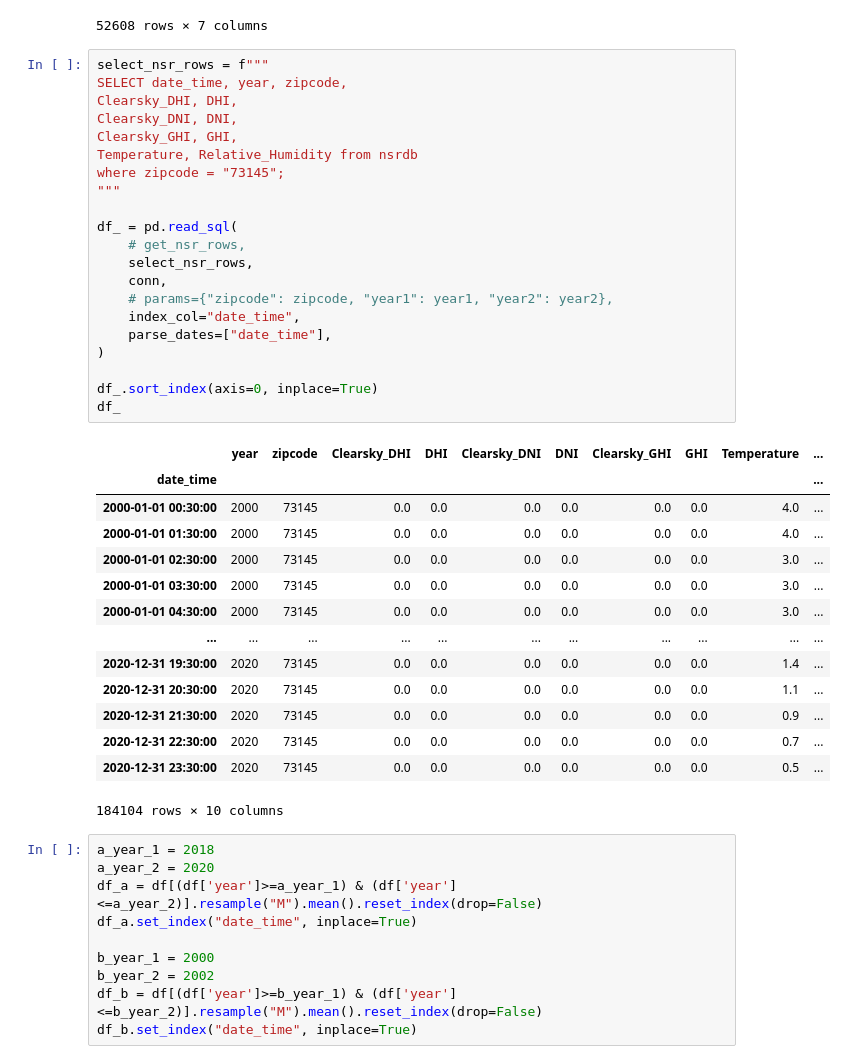
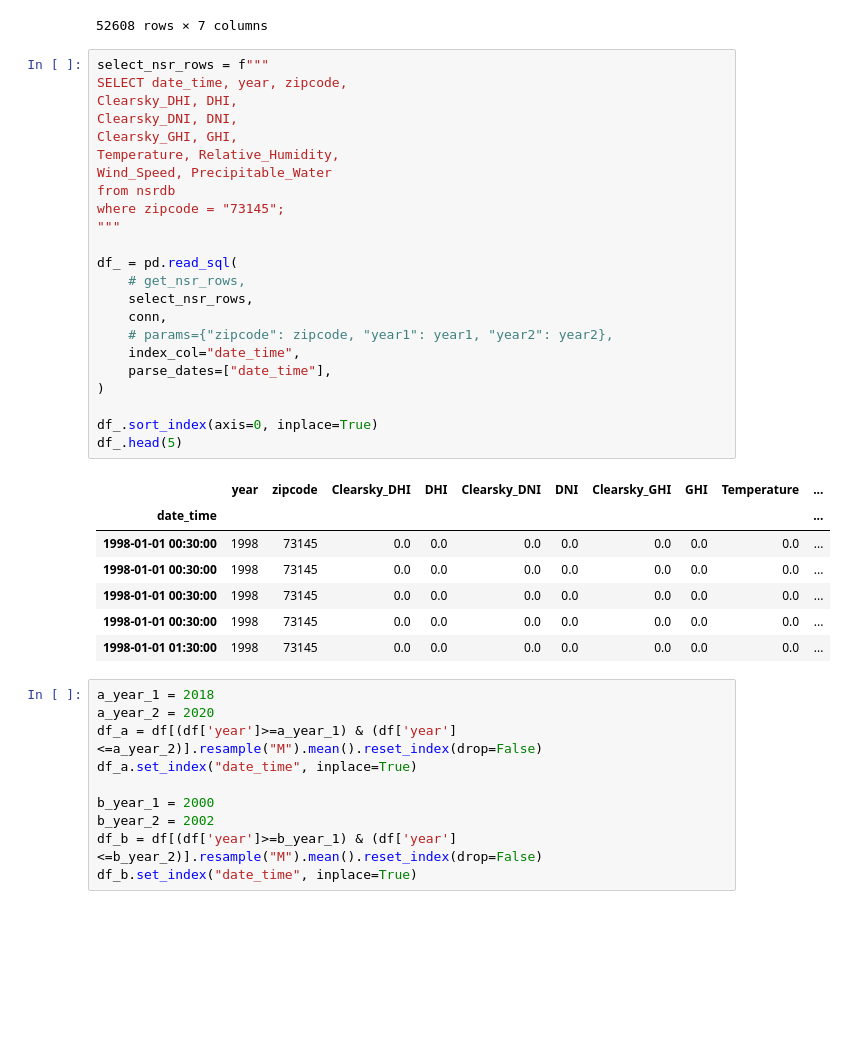
Before and after one commit to gamyers/solar-697, a Jupyter notebook: gm/notebooks/ts_decomposition.ipynb, the cells around one changed output. Drawn from its saved outputs; the diff is of its cells as text; blank space fills up the shorter version.

```diff
--- a/gm/notebooks/ts_decomposition.ipynb
+++ b/gm/notebooks/ts_decomposition.ipynb
@@ -113,39 +113,34 @@ df
 # %%
 select_nsr_rows = f"""
 SELECT date_time, year, zipcode,
 Clearsky_DHI, DHI,
 Clearsky_DNI, DNI,
 Clearsky_GHI, GHI,
-Temperature, Relative_Humidity from nsrdb
+Temperature, Relative_Humidity,
+Wind_Speed, Precipitable_Water
+from nsrdb
 where zipcode = "73145";
 """
 
 df_ = pd.read_sql(
     # get_nsr_rows,
     select_nsr_rows,
     conn,
     # params={"zipcode": zipcode, "year1": year1, "year2": year2},
     index_col="date_time",
     parse_dates=["date_time"],
 )
 
 df_.sort_index(axis=0, inplace=True)
-df_
+df_.head(5)
 # %% [output]
 |  | year | zipcode | Clearsky_DHI | DHI | Clearsky_DNI | DNI | Clearsky_GHI | GHI | Temperature | ... |
 | date_time |  |  |  |  |  |  |  |  |  | ... |
-| 2000-01-01 00:30:00 | 2000 | 73145 | 0.0 | 0.0 | 0.0 | 0.0 | 0.0 | 0.0 | 4.0 | ... |
-| 2000-01-01 01:30:00 | 2000 | 73145 | 0.0 | 0.0 | 0.0 | 0.0 | 0.0 | 0.0 | 4.0 | ... |
-| 2000-01-01 02:30:00 | 2000 | 73145 | 0.0 | 0.0 | 0.0 | 0.0 | 0.0 | 0.0 | 3.0 | ... |
-| 2000-01-01 03:30:00 | 2000 | 73145 | 0.0 | 0.0 | 0.0 | 0.0 | 0.0 | 0.0 | 3.0 | ... |
-| 2000-01-01 04:30:00 | 2000 | 73145 | 0.0 | 0.0 | 0.0 | 0.0 | 0.0 | 0.0 | 3.0 | ... |
-| ... | ... | ... | ... | ... | ... | ... | ... | ... | ... | ... |
-| 2020-12-31 19:30:00 | 2020 | 73145 | 0.0 | 0.0 | 0.0 | 0.0 | 0.0 | 0.0 | 1.4 | ... |
-| 2020-12-31 20:30:00 | 2020 | 73145 | 0.0 | 0.0 | 0.0 | 0.0 | 0.0 | 0.0 | 1.1 | ... |
-| 2020-12-31 21:30:00 | 2020 | 73145 | 0.0 | 0.0 | 0.0 | 0.0 | 0.0 | 0.0 | 0.9 | ... |
-| 2020-12-31 22:30:00 | 2020 | 73145 | 0.0 | 0.0 | 0.0 | 0.0 | 0.0 | 0.0 | 0.7 | ... |
-| 2020-12-31 23:30:00 | 2020 | 73145 | 0.0 | 0.0 | 0.0 | 0.0 | 0.0 | 0.0 | 0.5 | ... |
+| 1998-01-01 00:30:00 | 1998 | 73145 | 0.0 | 0.0 | 0.0 | 0.0 | 0.0 | 0.0 | 0.0 | ... |
+| 1998-01-01 00:30:00 | 1998 | 73145 | 0.0 | 0.0 | 0.0 | 0.0 | 0.0 | 0.0 | 0.0 | ... |
+| 1998-01-01 00:30:00 | 1998 | 73145 | 0.0 | 0.0 | 0.0 | 0.0 | 0.0 | 0.0 | 0.0 | ... |
+| 1998-01-01 00:30:00 | 1998 | 73145 | 0.0 | 0.0 | 0.0 | 0.0 | 0.0 | 0.0 | 0.0 | ... |
+| 1998-01-01 01:30:00 | 1998 | 73145 | 0.0 | 0.0 | 0.0 | 0.0 | 0.0 | 0.0 | 0.0 | ... |
-184104 rows × 10 columns
 # %%
 a_year_1 = 2018
 a_year_2 = 2020
```
Also changed, not shown: parts of 3 cells of this notebook, 9 other files.
